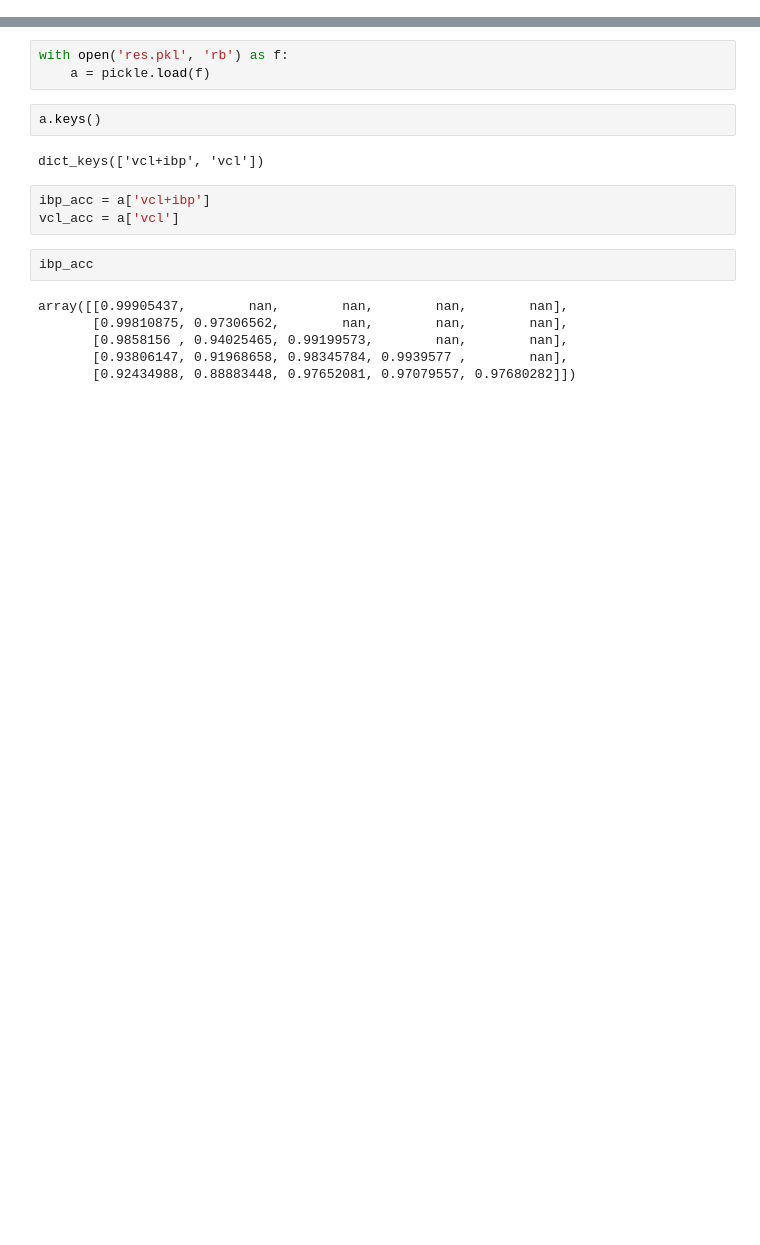
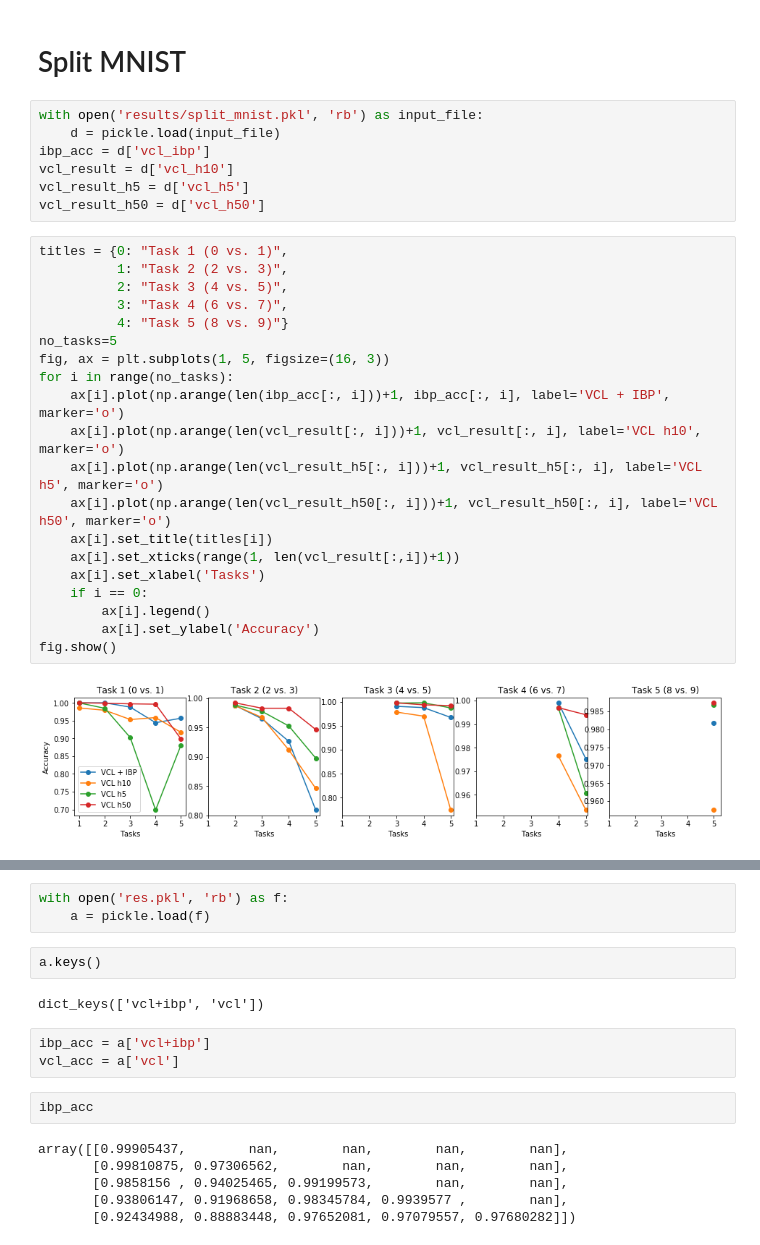
Before and after one commit to skezle/IBP_BNN, a Jupyter notebook: vcl_results_plot.ipynb, the cells around one changed output, grey strips where cells are left out. Saved outputs shown, nothing was run; the diff lists cells and outputs as text; blank space fills up the shorter version.

```diff
--- a/vcl_results_plot.ipynb
+++ b/vcl_results_plot.ipynb
@@ -21,0 +27,31 @@ import matplotlib.pyplot as plt
+# %% [markdown]
+# Split MNIST
+# %%
+with open('results/split_mnist.pkl', 'rb') as input_file:
+    d = pickle.load(input_file)
+ibp_acc = d['vcl_ibp']
+vcl_result = d['vcl_h10']
+vcl_result_h5 = d['vcl_h5']
+vcl_result_h50 = d['vcl_h50']
+# %%
+titles = {0: "Task 1 (0 vs. 1)",
+          1: "Task 2 (2 vs. 3)",
+          2: "Task 3 (4 vs. 5)",
+          3: "Task 4 (6 vs. 7)",
+          4: "Task 5 (8 vs. 9)"}
+no_tasks=5
+fig, ax = plt.subplots(1, 5, figsize=(16, 3))
+for i in range(no_tasks):
+    ax[i].plot(np.arange(len(ibp_acc[:, i]))+1, ibp_acc[:, i], label='VCL + IBP', marker='o')
+    ax[i].plot(np.arange(len(vcl_result[:, i]))+1, vcl_result[:, i], label='VCL h10', marker='o')
+    ax[i].plot(np.arange(len(vcl_result_h5[:, i]))+1, vcl_result_h5[:, i], label='VCL h5', marker='o')
+    ax[i].plot(np.arange(len(vcl_result_h50[:, i]))+1, vcl_result_h50[:, i], label='VCL h50', marker='o')
+    ax[i].set_title(titles[i])
+    ax[i].set_xticks(range(1, len(vcl_result[:,i])+1))
+    ax[i].set_xlabel('Tasks')
+    if i == 0:
+        ax[i].legend()
+        ax[i].set_ylabel('Accuracy')
+fig.show()
+# %% [output]
+[figure, added]
```
Also changed, not shown: parts of 6 cells of this notebook, 2 other files.
